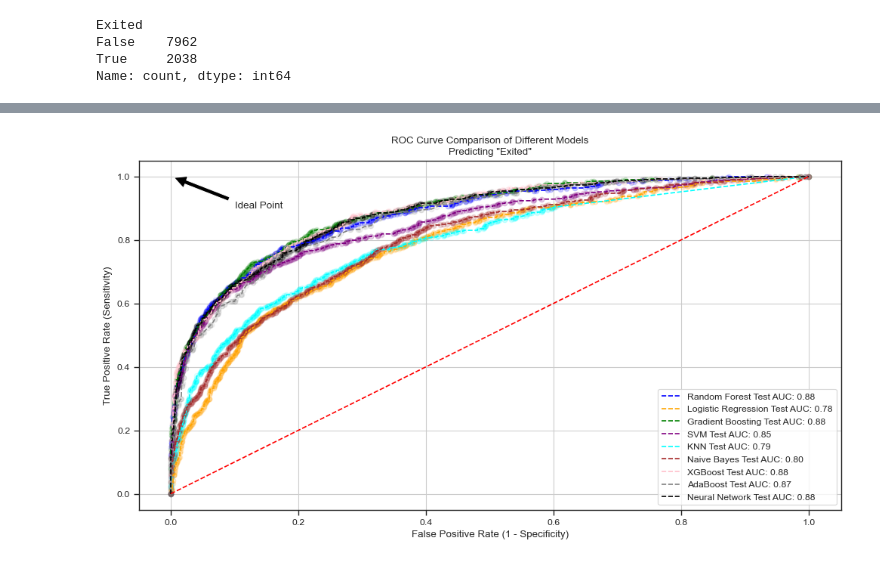
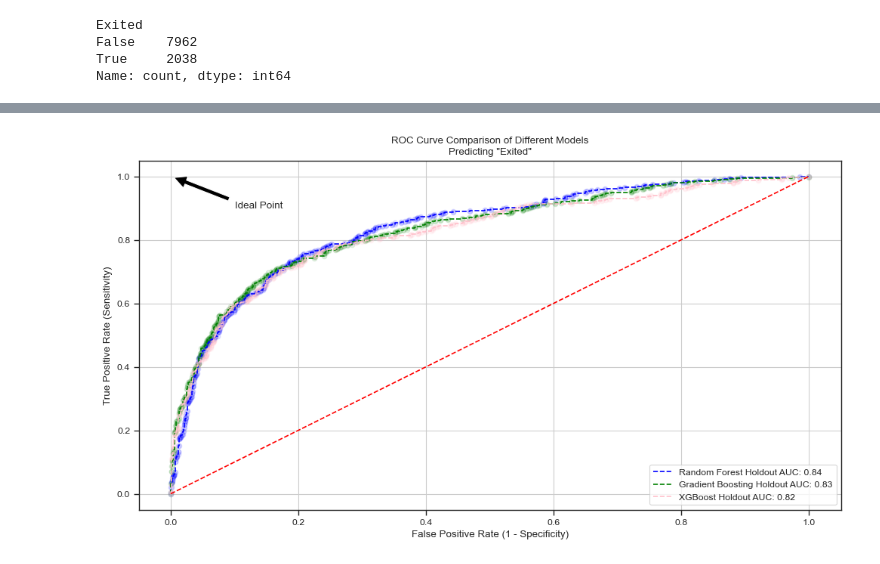
Before and after one commit to pedro-leitao/pedros-experiments, a Jupyter notebook: experiments/customer-churn.ipynb, the cells around one changed output, grey strips where cells are left out. Saved outputs shown, nothing was run; the diff lists cells and outputs as text; code cells hidden in the pictures.

```diff
--- a/experiments/customer-churn.ipynb
+++ b/experiments/customer-churn.ipynb
@@ -362,11 +363,11 @@ Name: count, dtype: int64
 from sklearn.model_selection import train_test_split
 
 # Separate features and target variable
-X = churn_encoded.drop(columns=['Exited'])
-y = churn_encoded['Exited']
+#X = churn_encoded.drop(columns=['Exited'])
+#y = churn_encoded['Exited']
 
 # Split the data into balanced train and test sets using stratified sampling
-X_train, X_test, y_train, y_test = train_test_split(X, y, test_size=0.3, stratify=y, random_state=42)
+X_train, X_test, y_train, y_test = train_test_split(X_resampled, y_resampled, test_size=0.3, random_state=42)
 
 # Print the shapes of the resulting datasets
 print("X_train:", X_train.shape, "y_train:", y_train.shape)
@@ -580,75 +720,50 @@ import matplotlib.pyplot as plt
 from sklearn.metrics import roc_curve, roc_auc_score
 
 # Compute the probabilities for each model
-rf_test_probs = rf_grid.predict_proba(X_test)[:, 1]
-lr_test_probs = lr_grid.predict_proba(X_test)[:, 1]
-gb_test_probs = gb_grid.predict_proba(X_test)[:, 1]
-svc_test_probs = svc_grid.predict_proba(X_test)[:, 1]
-knn_test_probs = knn_grid.predict_proba(X_test)[:, 1]
-nb_test_probs = nb_grid.predict_proba(X_test)[:, 1]
-xgb_test_probs = xgb_grid.predict_proba(X_test)[:, 1]
-ada_test_probs = ada_grid.predict_proba(X_test)[:, 1]
+rf_test_probs = rf_grid.predict_proba(X_holdout)[:, 1]
+gb_test_probs = gb_grid.predict_proba(X_holdout)[:, 1]
+xgb_test_probs = xgb_grid.predict_proba(X_holdout)[:, 1]
 
 # Compute the ROC curve for each model
-rf_test_fpr, rf_test_tpr, _ = roc_curve(y_test, rf_test_probs)
-lr_test_fpr, lr_test_tpr, _ = roc_curve(y_test, lr_test_probs)
-gb_test_fpr, gb_test_tpr, _ = roc_curve(y_test, gb_test_probs)
-svc_test_fpr, svc_test_tpr, _ = roc_curve(y_test, svc_test_probs)
-knn_test_fpr, knn_test_tpr, _ = roc_curve(y_test, knn_test_probs)
-nb_test_fpr, nb_test_tpr, _ = roc_curve(y_test, nb_test_probs)
-xgb_test_fpr, xgb_test_tpr, _ = roc_curve(y_test, xgb_test_probs)
-ada_test_fpr, ada_test_tpr, _ = roc_curve(y_test, ada_test_probs)
+rf_test_fpr, rf_test_tpr, _ = roc_curve(y_holdout, rf_test_probs)
+gb_test_fpr, gb_test_tpr, _ = roc_curve(y_holdout, gb_test_probs)
+xgb_test_fpr, xgb_test_tpr, _ = roc_curve(y_holdout, xgb_test_probs)
 
 # Compute the ROC AUC score for each model
-rf_test_auc = roc_auc_score(y_test, rf_test_probs)
-lr_test_auc = roc_auc_score(y_test, lr_test_probs)
-gb_test_auc = roc_auc_score(y_test, gb_test_probs)
-svc_test_auc = roc_auc_score(y_test, svc_test_probs)
-knn_test_auc = roc_auc_score(y_test, knn_test_probs)
-nb_test_auc = roc_auc_score(y_test, nb_test_probs)
-xgb_test_auc = roc_auc_score(y_test, xgb_test_probs)
-ada_test_auc = roc_auc_score(y_test, ada_test_probs)
+rf_test_auc = roc_auc_score(y_holdout, rf_test_probs)
+gb_test_auc = roc_auc_score(y_holdout, gb_test_probs)
+xgb_test_auc = roc_auc_score(y_holdout, xgb_test_probs)
 
 # Plot the ROC curve for each model
 plt.figure(figsize=(12, 6))
 
-plt.plot(rf_test_fpr, rf_test_tpr, label=f"Random Forest Test AUC: {rf_test_auc:.2f}", color='blue', linestyle='--')
-plt.plot(lr_test_fpr, lr_test_tpr, label=f"Logistic Regression Test AUC: {lr_test_auc:.2f}", color='orange', linestyle='--')
-plt.plot(gb_test_fpr, gb_test_tpr, label=f"Gradient Boosting Test AUC: {gb_test_auc:.2f}", color='green', linestyle='--')
-plt.plot(svc_test_fpr, svc_test_tpr, label=f"SVM Test AUC: {svc_test_auc:.2f}", color='purple', linestyle='--')
-plt.plot(knn_test_fpr, knn_test_tpr, label=f"KNN Test AUC: {knn_test_auc:.2f}", color='cyan', linestyle='--')
-plt.plot(nb_test_fpr, nb_test_tpr, label=f"Naive Bayes Test AUC: {nb_test_auc:.2f}", color='brown', linestyle='--')
-plt.plot(xgb_test_fpr, xgb_test_tpr, label=f"XGBoost Test AUC: {xgb_test_auc:.2f}", color='pink', linestyle='--')
-plt.plot(ada_test_fpr, ada_test_tpr, label=f"AdaBoost Test AUC: {ada_test_auc:.2f}", color='grey', linestyle='--')
+plt.plot(rf_test_fpr, rf_test_tpr, label=f"Random Forest Holdout AUC: {rf_test_auc:.2f}", color='blue', linestyle='--')
+plt.plot(gb_test_fpr, gb_test_tpr, label=f"Gradient Boosting Holdout AUC: {gb_test_auc:.2f}", color='green', linestyle='--')
+plt.plot(xgb_test_fpr, xgb_test_tpr, label=f"XGBoost Holdout AUC: {xgb_test_auc:.2f}", color='pink', linestyle='--')
 
 # Plot the random chance line
 plt.plot([0, 1], [0, 1], color='red', linestyle='--')
 
 # Add scatter points for threshold markers
 plt.scatter(rf_test_fpr, rf_test_tpr, alpha=0.1, color='blue')
-plt.scatter(lr_test_fpr, lr_test_tpr, alpha=0.1, color='orange')
 plt.scatter(gb_test_fpr, gb_test_tpr, alpha=0.1, color='green')
-plt.scatter(svc_test_fpr, svc_test_tpr, alpha=0.1, color='purple')
-plt.scatter(knn_test_fpr, knn_test_tpr, alpha=0.1, color='cyan')
-plt.scatter(nb_test_fpr, nb_test_tpr, alpha=0.1, color='brown')
 plt.scatter(xgb_test_fpr, xgb_test_tpr, alpha=0.1, color='pink')
-plt.scatter(ada_test_fpr, ada_test_tpr, alpha=0.1, color='grey')
 
 # Annotate the ideal point
 plt.annotate('Ideal Point', xy=(0, 1), xytext=(0.1, 0.9),
              arrowprops=dict(facecolor='black', shrink=0.05),
              )
 
 # Axis labels
 plt.xlabel('False Positive Rate (1 - Specificity)')
 plt.ylabel('True Positive Rate (Sensitivity)')
 
 # Title and grid
 plt.title('ROC Curve Comparison of Different Models\nPredicting "Exited"')
 plt.grid(True)
 
 # Legend in the right bottom corner
 plt.legend(loc='lower right')
 plt.show()
 # %% [output]
-[figure, old version]
+[figure, new version]
```
Also changed, not shown: parts of 32 cells of this notebook, 2 other files.
